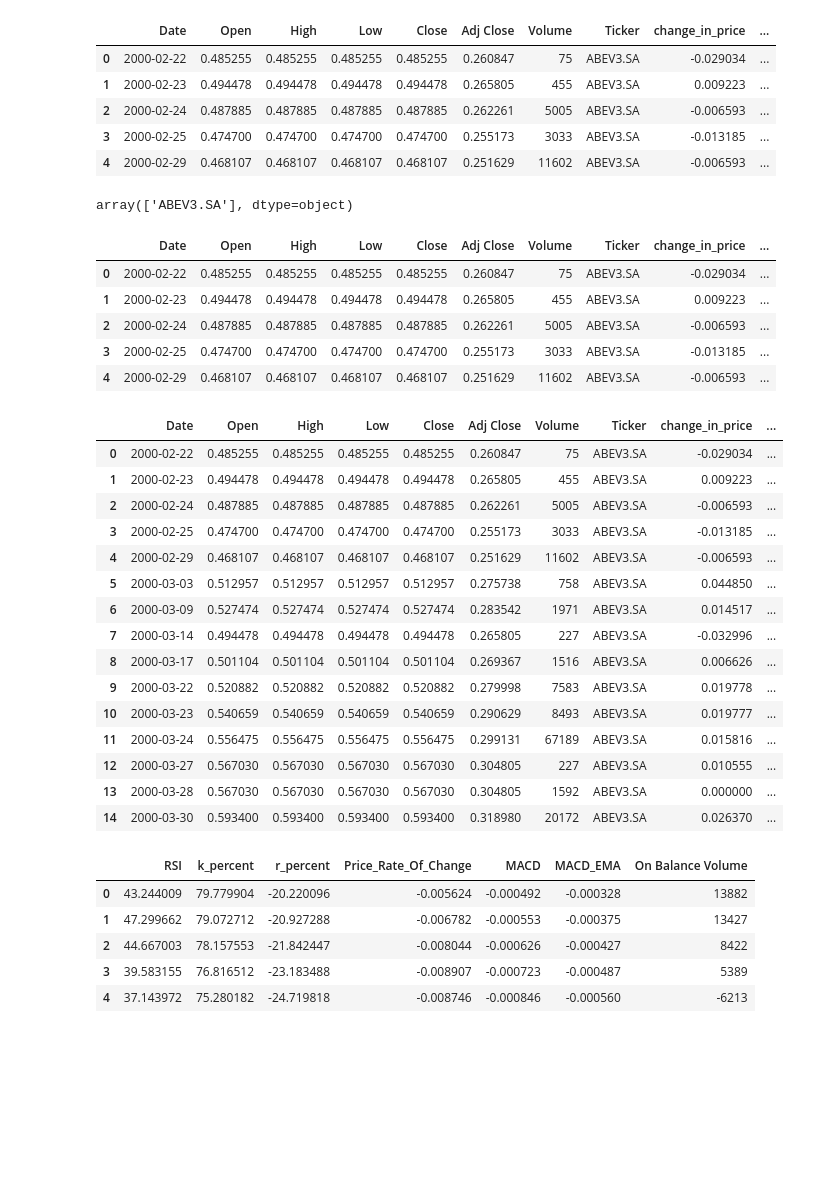
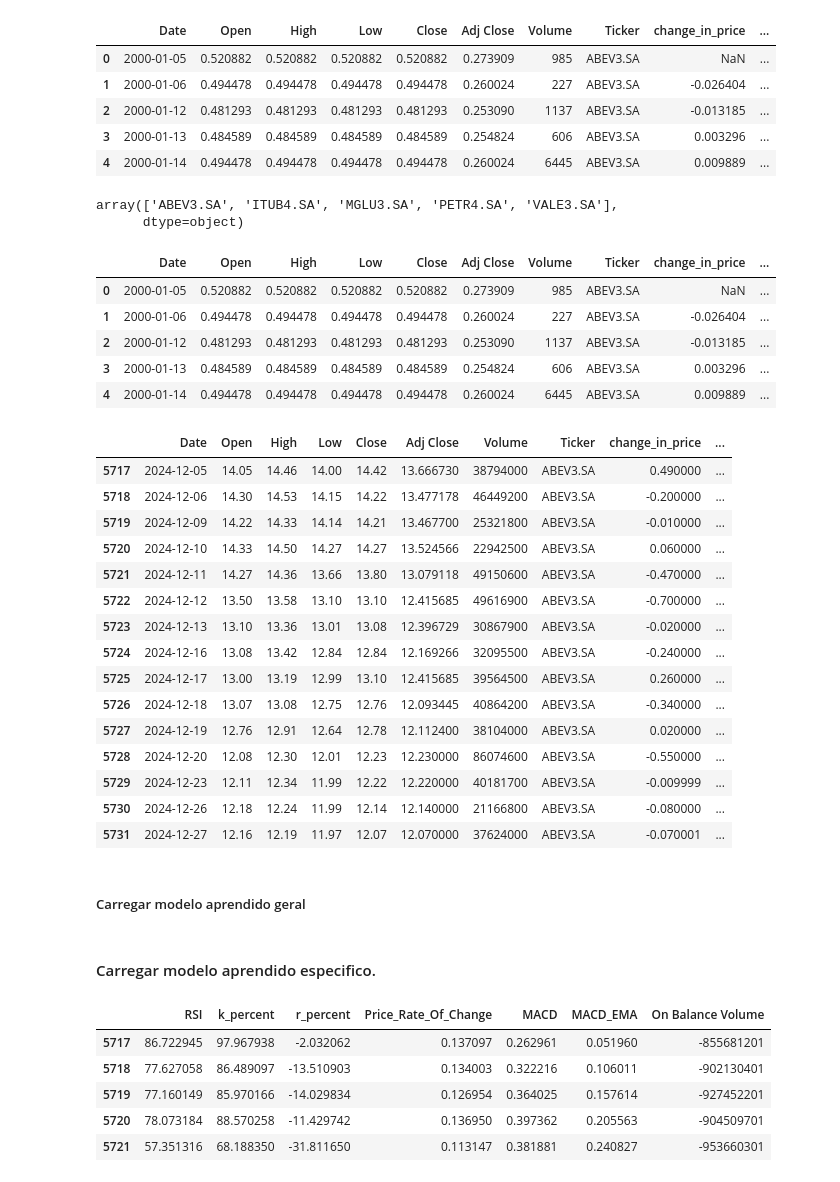
Before and after one commit to Bruno-Santana-Eco/TCC_Machine_learning, a Jupyter notebook: Previsão diária.ipynb, the cells around one changed output. Drawn from its saved outputs; the diff is of its cells as text; code cells hidden in the pictures; blank space fills up the shorter version.

```diff
--- a/Previsão diária.ipynb
+++ b/Previsão diária.ipynb
@@ -12,19 +12,20 @@ from sklearn.metrics import accuracy_score, classification_report
 pd.set_option('display.max_columns',None)
 import joblib
 # %%
-test_day = pd.read_parquet(f'C:/Users/Samsung/Documents/GitHub-Datas/TCC_Machine_Learning/Datas referências/price_data_D20.parquet')
+test_day = pd.read_parquet(f'C:/Users/Samsung/Documents/GitHub-Datas/TCC_Machine_Learning/Datas referências/price_data_D30.parquet')
 test_day.head()
 # %% [output]
 |  | Date | Open | High | Low | Close | Adj Close | Volume | Ticker | change_in_price | ... |
-| 0 | 2000-02-22 | 0.485255 | 0.485255 | 0.485255 | 0.485255 | 0.260847 | 75 | ABEV3.SA | -0.029034 | ... |
-| 1 | 2000-02-23 | 0.494478 | 0.494478 | 0.494478 | 0.494478 | 0.265805 | 455 | ABEV3.SA | 0.009223 | ... |
-| 2 | 2000-02-24 | 0.487885 | 0.487885 | 0.487885 | 0.487885 | 0.262261 | 5005 | ABEV3.SA | -0.006593 | ... |
-| 3 | 2000-02-25 | 0.474700 | 0.474700 | 0.474700 | 0.474700 | 0.255173 | 3033 | ABEV3.SA | -0.013185 | ... |
-| 4 | 2000-02-29 | 0.468107 | 0.468107 | 0.468107 | 0.468107 | 0.251629 | 11602 | ABEV3.SA | -0.006593 | ... |
+| 0 | 2000-01-05 | 0.520882 | 0.520882 | 0.520882 | 0.520882 | 0.273909 | 985 | ABEV3.SA | NaN | ... |
+| 1 | 2000-01-06 | 0.494478 | 0.494478 | 0.494478 | 0.494478 | 0.260024 | 227 | ABEV3.SA | -0.026404 | ... |
+| 2 | 2000-01-12 | 0.481293 | 0.481293 | 0.481293 | 0.481293 | 0.253090 | 1137 | ABEV3.SA | -0.013185 | ... |
+| 3 | 2000-01-13 | 0.484589 | 0.484589 | 0.484589 | 0.484589 | 0.254824 | 606 | ABEV3.SA | 0.003296 | ... |
+| 4 | 2000-01-14 | 0.494478 | 0.494478 | 0.494478 | 0.494478 | 0.260024 | 6445 | ABEV3.SA | 0.009889 | ... |
 # %%
 test_day['Ticker'].unique()
 # %% [output]
-array(['ABEV3.SA'], dtype=object)
+array(['ABEV3.SA', 'ITUB4.SA', 'MGLU3.SA', 'PETR4.SA', 'VALE3.SA'],
+      dtype=object)
 # %%
 test_day_AMBEV = test_day[test_day['Ticker'] == 'ABEV3.SA'].reset_index(drop=True)
 test_day_AMBEV['Prediction'] = np.NaN
@@ -32,35 +33,37 @@ test_day_AMBEV['Prediction'] = np.NaN
 test_day_AMBEV.head()
 # %% [output]
 |  | Date | Open | High | Low | Close | Adj Close | Volume | Ticker | change_in_price | ... |
-| 0 | 2000-02-22 | 0.485255 | 0.485255 | 0.485255 | 0.485255 | 0.260847 | 75 | ABEV3.SA | -0.029034 | ... |
-| 1 | 2000-02-23 | 0.494478 | 0.494478 | 0.494478 | 0.494478 | 0.265805 | 455 | ABEV3.SA | 0.009223 | ... |
-| 2 | 2000-02-24 | 0.487885 | 0.487885 | 0.487885 | 0.487885 | 0.262261 | 5005 | ABEV3.SA | -0.006593 | ... |
-| 3 | 2000-02-25 | 0.474700 | 0.474700 | 0.474700 | 0.474700 | 0.255173 | 3033 | ABEV3.SA | -0.013185 | ... |
-| 4 | 2000-02-29 | 0.468107 | 0.468107 | 0.468107 | 0.468107 | 0.251629 | 11602 | ABEV3.SA | -0.006593 | ... |
+| 0 | 2000-01-05 | 0.520882 | 0.520882 | 0.520882 | 0.520882 | 0.273909 | 985 | ABEV3.SA | NaN | ... |
+| 1 | 2000-01-06 | 0.494478 | 0.494478 | 0.494478 | 0.494478 | 0.260024 | 227 | ABEV3.SA | -0.026404 | ... |
+| 2 | 2000-01-12 | 0.481293 | 0.481293 | 0.481293 | 0.481293 | 0.253090 | 1137 | ABEV3.SA | -0.013185 | ... |
+| 3 | 2000-01-13 | 0.484589 | 0.484589 | 0.484589 | 0.484589 | 0.254824 | 606 | ABEV3.SA | 0.003296 | ... |
+| 4 | 2000-01-14 | 0.494478 | 0.494478 | 0.494478 | 0.494478 | 0.260024 | 6445 | ABEV3.SA | 0.009889 | ... |
 # %%
 test_day_AMBEV['Date'] = pd.to_datetime(test_day_AMBEV['Date'])
 
 # Definir a data inicial para filtrar
-inicio = '2000-02-22'  # Data inicial
+inicio = '2024-12-05'  # Data inicial
 
 # Filtrar as linhas onde a data é maior ou igual a 'inicio'
 test_day_AMBEV = test_day_AMBEV[test_day_AMBEV['Date'] >= inicio]
 
 test_day_AMBEV.head(15)
 # %% [output]
 |  | Date | Open | High | Low | Close | Adj Close | Volume | Ticker | change_in_price | ... |
-| 0 | 2000-02-22 | 0.485255 | 0.485255 | 0.485255 | 0.485255 | 0.260847 | 75 | ABEV3.SA | -0.029034 | ... |
-| 1 | 2000-02-23 | 0.494478 | 0.494478 | 0.494478 | 0.494478 | 0.265805 | 455 | ABEV3.SA | 0.009223 | ... |
-| 2 | 2000-02-24 | 0.487885 | 0.487885 | 0.487885 | 0.487885 | 0.262261 | 5005 | ABEV3.SA | -0.006593 | ... |
-| 3 | 2000-02-25 | 0.474700 | 0.474700 | 0.474700 | 0.474700 | 0.255173 | 3033 | ABEV3.SA | -0.013185 | ... |
-| 4 | 2000-02-29 | 0.468107 | 0.468107 | 0.468107 | 0.468107 | 0.251629 | 11602 | ABEV3.SA | -0.006593 | ... |
-| 5 | 2000-03-03 | 0.512957 | 0.512957 | 0.512957 | 0.512957 | 0.275738 | 758 | ABEV3.SA | 0.044850 | ... |
-| 6 | 2000-03-09 | 0.527474 | 0.527474 | 0.527474 | 0.527474 | 0.283542 | 1971 | ABEV3.SA | 0.014517 | ... |
-| 7 | 2000-03-14 | 0.494478 | 0.494478 | 0.494478 | 0.494478 | 0.265805 | 227 | ABEV3.SA | -0.032996 | ... |
-| 8 | 2000-03-17 | 0.501104 | 0.501104 | 0.501104 | 0.501104 | 0.269367 | 1516 | ABEV3.SA | 0.006626 | ... |
-| 9 | 2000-03-22 | 0.520882 | 0.520882 | 0.520882 | 0.520882 | 0.279998 | 7583 | ABEV3.SA | 0.019778 | ... |
-| 10 | 2000-03-23 | 0.540659 | 0.540659 | 0.540659 | 0.540659 | 0.290629 | 8493 | ABEV3.SA | 0.019777 | ... |
-| 11 | 2000-03-24 | 0.556475 | 0.556475 | 0.556475 | 0.556475 | 0.299131 | 67189 | ABEV3.SA | 0.015816 | ... |
-| 12 | 2000-03-27 | 0.567030 | 0.567030 | 0.567030 | 0.567030 | 0.304805 | 227 | ABEV3.SA | 0.010555 | ... |
-| 13 | 2000-03-28 | 0.567030 | 0.567030 | 0.567030 | 0.567030 | 0.304805 | 1592 | ABEV3.SA | 0.000000 | ... |
-| 14 | 2000-03-30 | 0.593400 | 0.593400 | 0.593400 | 0.593400 | 0.318980 | 20172 | ABEV3.SA | 0.026370 | ... |
+| 5717 | 2024-12-05 | 14.05 | 14.46 | 14.00 | 14.42 | 13.666730 | 38794000 | ABEV3.SA | 0.490000 | ... |
+| 5718 | 2024-12-06 | 14.30 | 14.53 | 14.15 | 14.22 | 13.477178 | 46449200 | ABEV3.SA | -0.200000 | ... |
+| 5719 | 2024-12-09 | 14.22 | 14.33 | 14.14 | 14.21 | 13.467700 | 25321800 | ABEV3.SA | -0.010000 | ... |
+| 5720 | 2024-12-10 | 14.33 | 14.50 | 14.27 | 14.27 | 13.524566 | 22942500 | ABEV3.SA | 0.060000 | ... |
+| 5721 | 2024-12-11 | 14.27 | 14.36 | 13.66 | 13.80 | 13.079118 | 49150600 | ABEV3.SA | -0.470000 | ... |
+| 5722 | 2024-12-12 | 13.50 | 13.58 | 13.10 | 13.10 | 12.415685 | 49616900 | ABEV3.SA | -0.700000 | ... |
+| 5723 | 2024-12-13 | 13.10 | 13.36 | 13.01 | 13.08 | 12.396729 | 30867900 | ABEV3.SA | -0.020000 | ... |
+| 5724 | 2024-12-16 | 13.08 | 13.42 | 12.84 | 12.84 | 12.169266 | 32095500 | ABEV3.SA | -0.240000 | ... |
+| 5725 | 2024-12-17 | 13.00 | 13.19 | 12.99 | 13.10 | 12.415685 | 39564500 | ABEV3.SA | 0.260000 | ... |
+| 5726 | 2024-12-18 | 13.07 | 13.08 | 12.75 | 12.76 | 12.093445 | 40864200 | ABEV3.SA | -0.340000 | ... |
+| 5727 | 2024-12-19 | 12.76 | 12.91 | 12.64 | 12.78 | 12.112400 | 38104000 | ABEV3.SA | 0.020000 | ... |
+| 5728 | 2024-12-20 | 12.08 | 12.30 | 12.01 | 12.23 | 12.230000 | 86074600 | ABEV3.SA | -0.550000 | ... |
+| 5729 | 2024-12-23 | 12.11 | 12.34 | 11.99 | 12.22 | 12.220000 | 40181700 | ABEV3.SA | -0.009999 | ... |
+| 5730 | 2024-12-26 | 12.18 | 12.24 | 11.99 | 12.14 | 12.140000 | 21166800 | ABEV3.SA | -0.080000 | ... |
+| 5731 | 2024-12-27 | 12.16 | 12.19 | 11.97 | 12.07 | 12.070000 | 37624000 | ABEV3.SA | -0.070001 | ... |
+# %% [markdown]
+##### Carregar modelo aprendido geral
@@ -67,3 +73,5 @@ test_day_AMBEV.head(15)
+# %% [markdown]
+#### Carregar modelo aprendido especifico.
 # %%
 # Carregar o modelo salvo
 rand_frst_clf_Ambev = joblib.load('C:/Users/Samsung/Documents/GitHub-Datas/TCC_Machine_Learning/random_forest_model_Ambev.pkl')
@@ -72,11 +80,11 @@ Features = test_day_AMBEV[['RSI','k_percent','r_percent','Price_Rate_Of_Change',
 Features.head()
 # %% [output]
 |  | RSI | k_percent | r_percent | Price_Rate_Of_Change | MACD | MACD_EMA | On Balance Volume |
-| 0 | 43.244009 | 79.779904 | -20.220096 | -0.005624 | -0.000492 | -0.000328 | 13882 |
-| 1 | 47.299662 | 79.072712 | -20.927288 | -0.006782 | -0.000553 | -0.000375 | 13427 |
-| 2 | 44.667003 | 78.157553 | -21.842447 | -0.008044 | -0.000626 | -0.000427 | 8422 |
-| 3 | 39.583155 | 76.816512 | -23.183488 | -0.008907 | -0.000723 | -0.000487 | 5389 |
-| 4 | 37.143972 | 75.280182 | -24.719818 | -0.008746 | -0.000846 | -0.000560 | -6213 |
+| 5717 | 86.722945 | 97.967938 | -2.032062 | 0.137097 | 0.262961 | 0.051960 | -855681201 |
+| 5718 | 77.627058 | 86.489097 | -13.510903 | 0.134003 | 0.322216 | 0.106011 | -902130401 |
+| 5719 | 77.160149 | 85.970166 | -14.029834 | 0.126954 | 0.364025 | 0.157614 | -927452201 |
+| 5720 | 78.073184 | 88.570258 | -11.429742 | 0.136950 | 0.397362 | 0.205563 | -904509701 |
+| 5721 | 57.351316 | 68.188350 | -31.811650 | 0.113147 | 0.381881 | 0.240827 | -953660301 |
 # %%
 Features_array = Features.to_numpy()
 
```
Also changed, not shown: parts of 4 cells of this notebook, 3 other files.
